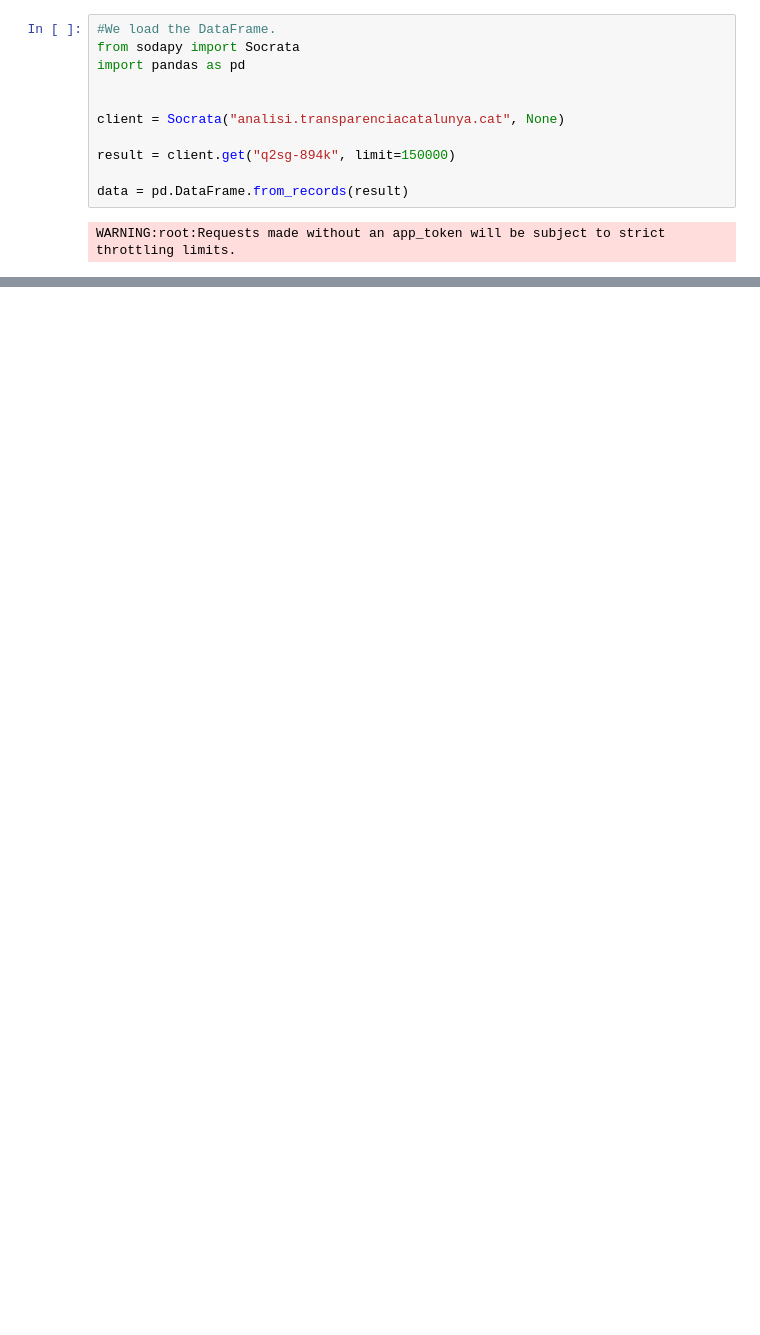
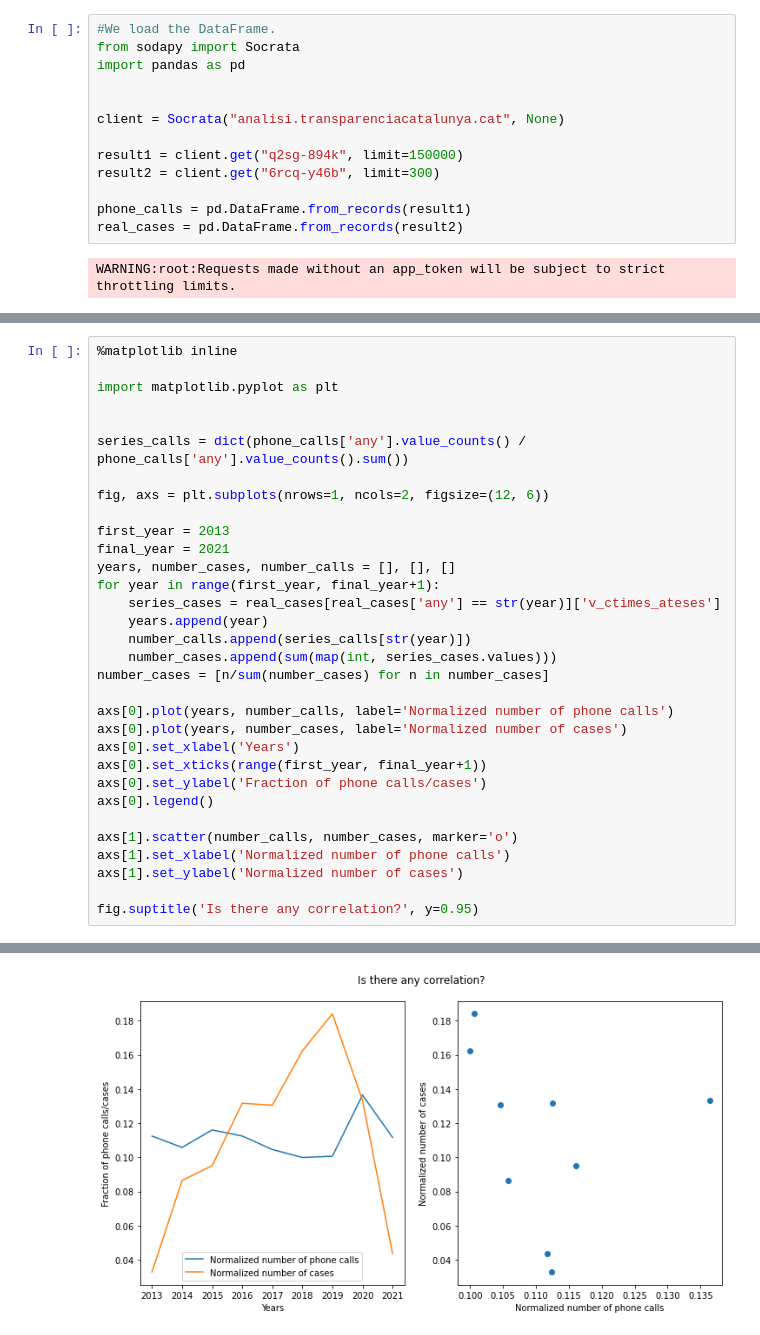
Before and after one commit to AdriaMeca/Dashboard, a Jupyter notebook: gender-violence.ipynb, the cells around one changed output, grey strips where cells are left out. Cells and saved outputs as stored; diff of their text form; blank space fills up the shorter version.

Commit message:
Is there any correlation between phone calls and real cases?

```diff
--- a/gender-violence.ipynb
+++ b/gender-violence.ipynb
@@ -6,8 +6,10 @@ import pandas as pd
 
 client = Socrata("analisi.transparenciacatalunya.cat", None)
 
-result = client.get("q2sg-894k", limit=150000)
+result1 = client.get("q2sg-894k", limit=150000)
+result2 = client.get("6rcq-y46b", limit=300)
 
-data = pd.DataFrame.from_records(result)
+phone_calls = pd.DataFrame.from_records(result1)
+real_cases = pd.DataFrame.from_records(result2)
 # %% [output]
 WARNING:root:Requests made without an app_token will be subject to strict throttling limits.
@@ -34,0 +16,33 @@ nombrefillsfilles_a
+# %%
+%matplotlib inline
+
+import matplotlib.pyplot as plt
+
+
+series_calls = dict(phone_calls['any'].value_counts() / phone_calls['any'].value_counts().sum())
+
+fig, axs = plt.subplots(nrows=1, ncols=2, figsize=(12, 6))
+
+first_year = 2013
+final_year = 2021
+years, number_cases, number_calls = [], [], []
+for year in range(first_year, final_year+1):
+    series_cases = real_cases[real_cases['any'] == str(year)]['v_ctimes_ateses']
+    years.append(year)
+    number_calls.append(series_calls[str(year)])
+    number_cases.append(sum(map(int, series_cases.values)))
+number_cases = [n/sum(number_cases) for n in number_cases]
+
+axs[0].plot(years, number_calls, label='Normalized number of phone calls')
+axs[0].plot(years, number_cases, label='Normalized number of cases')
+axs[0].set_xlabel('Years')
+axs[0].set_xticks(range(first_year, final_year+1))
+axs[0].set_ylabel('Fraction of phone calls/cases')
+axs[0].legend()
+
+axs[1].scatter(number_calls, number_cases, marker='o')
+axs[1].set_xlabel('Normalized number of phone calls')
+axs[1].set_ylabel('Normalized number of cases')
+
+fig.suptitle('Is there any correlation?', y=0.95)
+# %% [output]
@@ -35,3 +50,4 @@ nombrefillsfilles_a
+[figure, added]
 # %%
 %matplotlib inline
 
```
Also changed, not shown: parts of 6 cells of this notebook.
